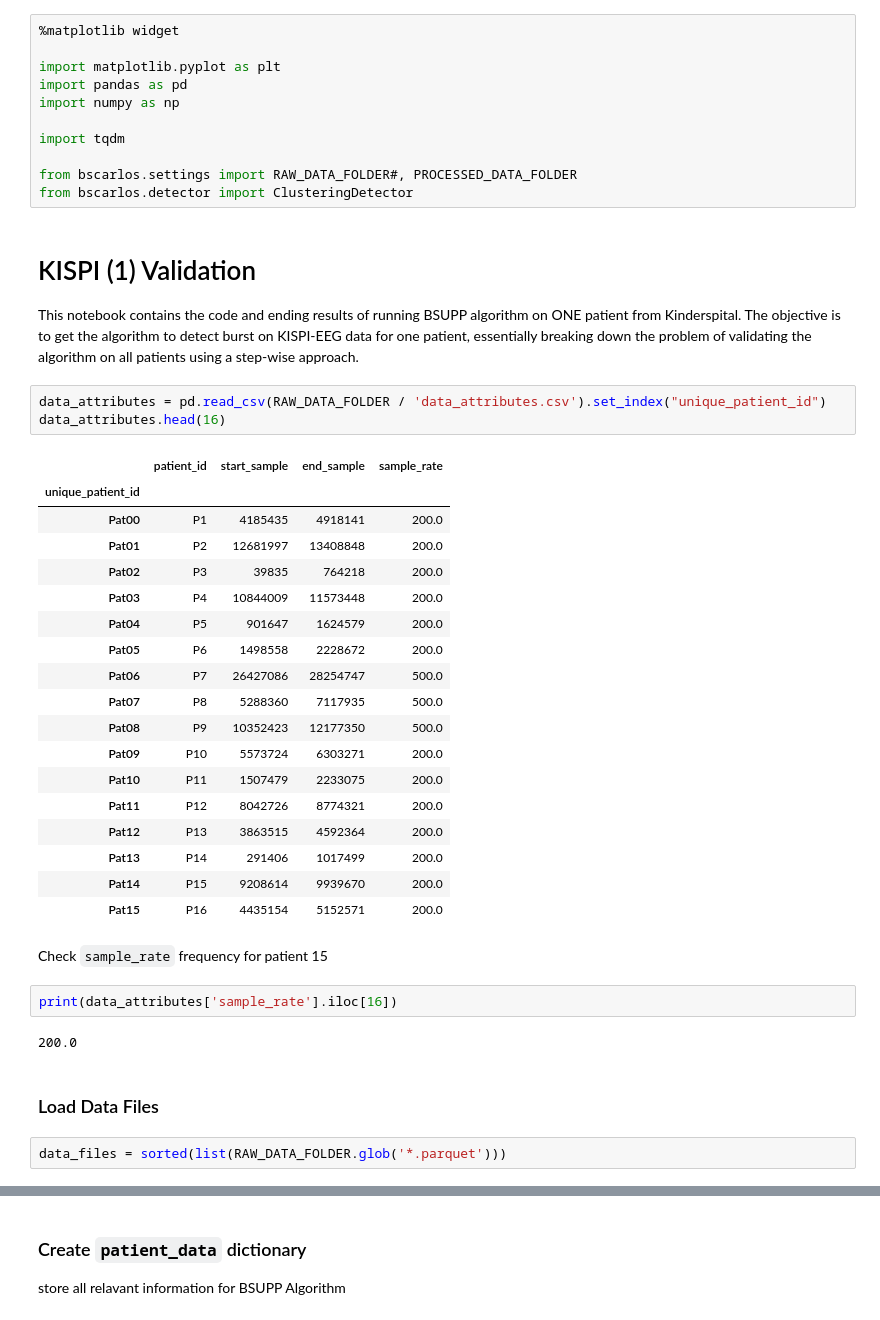
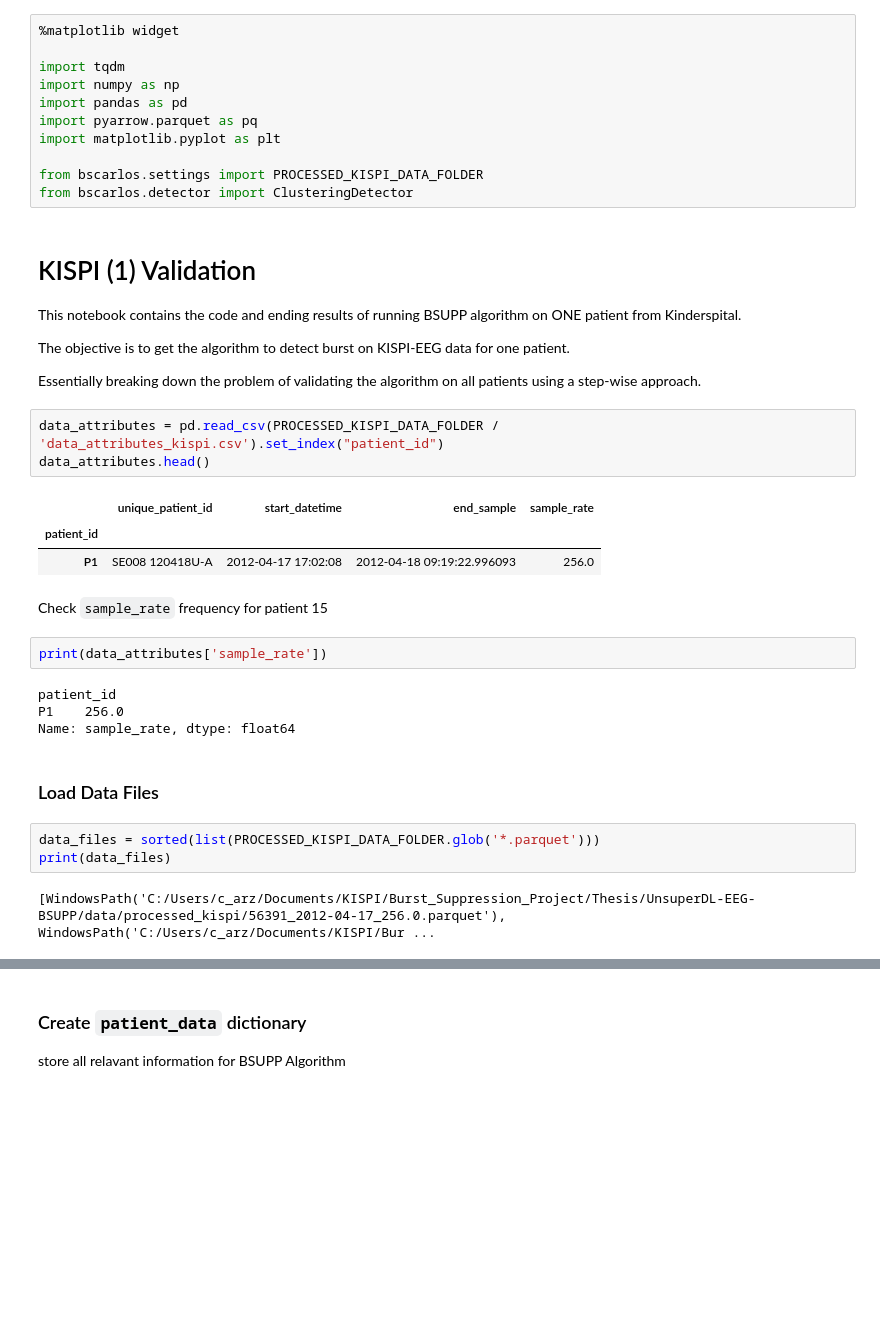
Before and after one commit to carzaga1/UnsuperDL-EEG-BSUPP, a Jupyter notebook: notebooks/01_clustering_algo_one_kispi.ipynb, the cells around one changed output, grey strips where cells are left out. Drawn from its saved outputs; the diff is of its cells as text; blank space fills up the shorter version.

Commit message:
working on data preprocessing

```diff
--- a/notebooks/01_clustering_algo_one_kispi.ipynb
+++ b/notebooks/01_clustering_algo_one_kispi.ipynb
@@ -1,46 +1,40 @@
 # %%
 %matplotlib widget
 
+import tqdm
+import numpy as np
+import pandas as pd
+import pyarrow.parquet as pq
 import matplotlib.pyplot as plt
-import pandas as pd
-import numpy as np
 
-import tqdm
-
-from bscarlos.settings import RAW_DATA_FOLDER#, PROCESSED_DATA_FOLDER
+from bscarlos.settings import PROCESSED_KISPI_DATA_FOLDER
 from bscarlos.detector import ClusteringDetector
 # %% [markdown]
 # KISPI (1) Validation
-This notebook contains the code and ending results of running BSUPP algorithm on ONE patient from Kinderspital.  The objective is to get the algorithm to detect burst on KISPI-EEG data for one patient, essentially breaking down the problem of validating the algorithm on all patients using a step-wise approach.
+This notebook contains the code and ending results of running BSUPP algorithm on ONE patient from Kinderspital.
+
+The objective is to get the algorithm to detect burst on KISPI-EEG data for one patient.
+
+Essentially breaking down the problem of validating the algorithm on all patients using a step-wise approach.
 # %%
-data_attributes = pd.read_csv(RAW_DATA_FOLDER / 'data_attributes.csv').set_index("unique_patient_id")
-data_attributes.head(16)
+data_attributes = pd.read_csv(PROCESSED_KISPI_DATA_FOLDER / 'data_attributes_kispi.csv').set_index("patient_id")
+data_attributes.head()
 # %% [output]
-|  | patient_id | start_sample | end_sample | sample_rate |
-| unique_patient_id |  |  |  |  |
-| Pat00 | P1 | 4185435 | 4918141 | 200.0 |
-| Pat01 | P2 | 12681997 | 13408848 | 200.0 |
-| Pat02 | P3 | 39835 | 764218 | 200.0 |
-| Pat03 | P4 | 10844009 | 11573448 | 200.0 |
-| Pat04 | P5 | 901647 | 1624579 | 200.0 |
-| Pat05 | P6 | 1498558 | 2228672 | 200.0 |
-| Pat06 | P7 | 26427086 | 28254747 | 500.0 |
-| Pat07 | P8 | 5288360 | 7117935 | 500.0 |
-| Pat08 | P9 | 10352423 | 12177350 | 500.0 |
-| Pat09 | P10 | 5573724 | 6303271 | 200.0 |
-| Pat10 | P11 | 1507479 | 2233075 | 200.0 |
-| Pat11 | P12 | 8042726 | 8774321 | 200.0 |
-| Pat12 | P13 | 3863515 | 4592364 | 200.0 |
-| Pat13 | P14 | 291406 | 1017499 | 200.0 |
-| Pat14 | P15 | 9208614 | 9939670 | 200.0 |
-| Pat15 | P16 | 4435154 | 5152571 | 200.0 |
+|  | unique_patient_id | start_datetime | end_sample | sample_rate |
+| patient_id |  |  |  |  |
+| P1 | SE008 120418U-A | 2012-04-17 17:02:08 | 2012-04-18 09:19:22.996093 | 256.0 |
 # %% [markdown]
 Check `sample_rate` frequency for patient 15
 # %%
-print(data_attributes['sample_rate'].iloc[16])
+print(data_attributes['sample_rate'])
 # %% [output]
-200.0
+patient_id
+P1    256.0
+Name: sample_rate, dtype: float64
 # %% [markdown]
 ### Load Data Files
 # %%
-data_files = sorted(list(RAW_DATA_FOLDER.glob('*.parquet')))
+data_files = sorted(list(PROCESSED_KISPI_DATA_FOLDER.glob('*.parquet')))
+print(data_files)
+# %% [output]
+[WindowsPath('C:/Users/c_arz/Documents/KISPI/Burst_Suppression_Project/Thesis/UnsuperDL-EEG-BSUPP/data/processed_kispi/56391_2012-04-17_256.0.parquet'), WindowsPath('C:/Users/c_arz/Documents/KISPI/Bur ...
```
Also changed, not shown: parts of 8 cells of this notebook.
